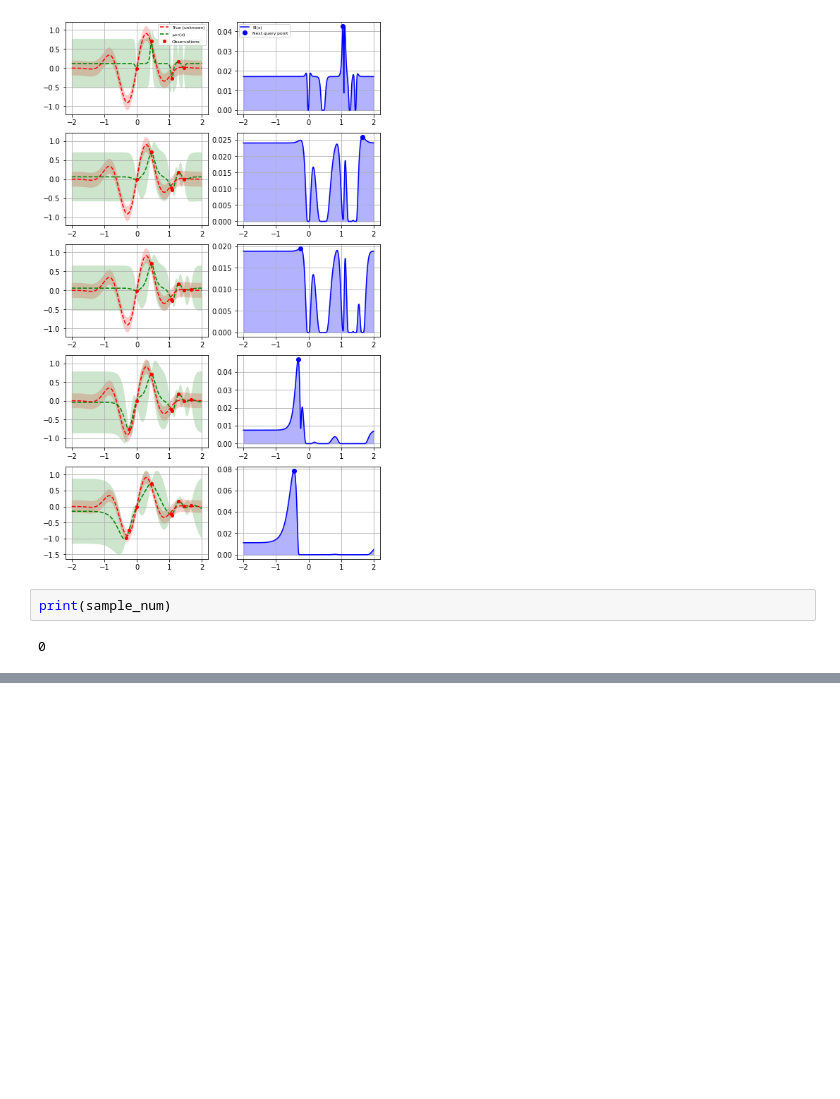
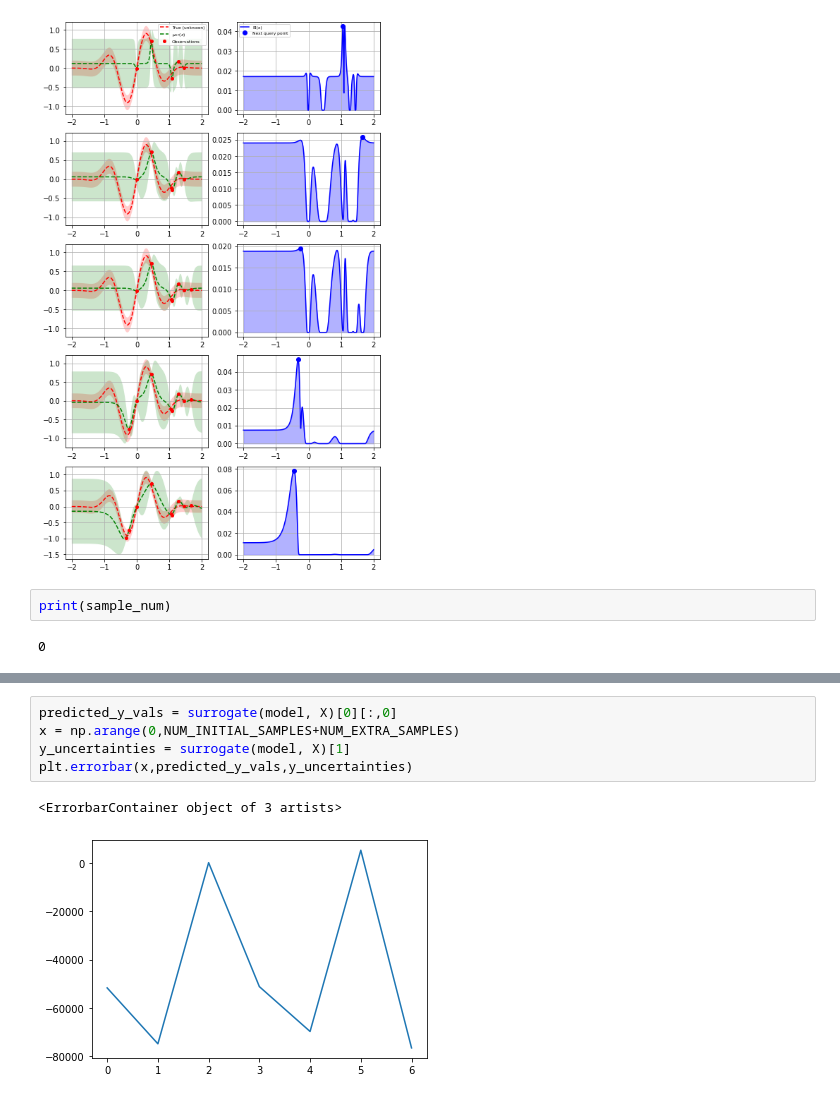
Before and after one commit to alex-t-hu/rocket, a Jupyter notebook: newbayes.ipynb, the cells around one changed output, grey strips where cells are left out. Saved outputs shown, nothing was run; the diff lists cells and outputs as text; blank space fills up the shorter version.

```diff
--- a/bayes.ipynb
+++ b/newbayes.ipynb
@@ -328,0 +398,8 @@ import os
+# %%
+predicted_y_vals = surrogate(model, X)[0][:,0]
+x = np.arange(0,NUM_INITIAL_SAMPLES+NUM_EXTRA_SAMPLES)
+y_uncertainties = surrogate(model, X)[1]
+plt.errorbar(x,predicted_y_vals,y_uncertainties)
+# %% [output]
+<ErrorbarContainer object of 3 artists>
+[figure, added]
```
Also changed, not shown: parts of 6 cells of this notebook, 24 other files.
